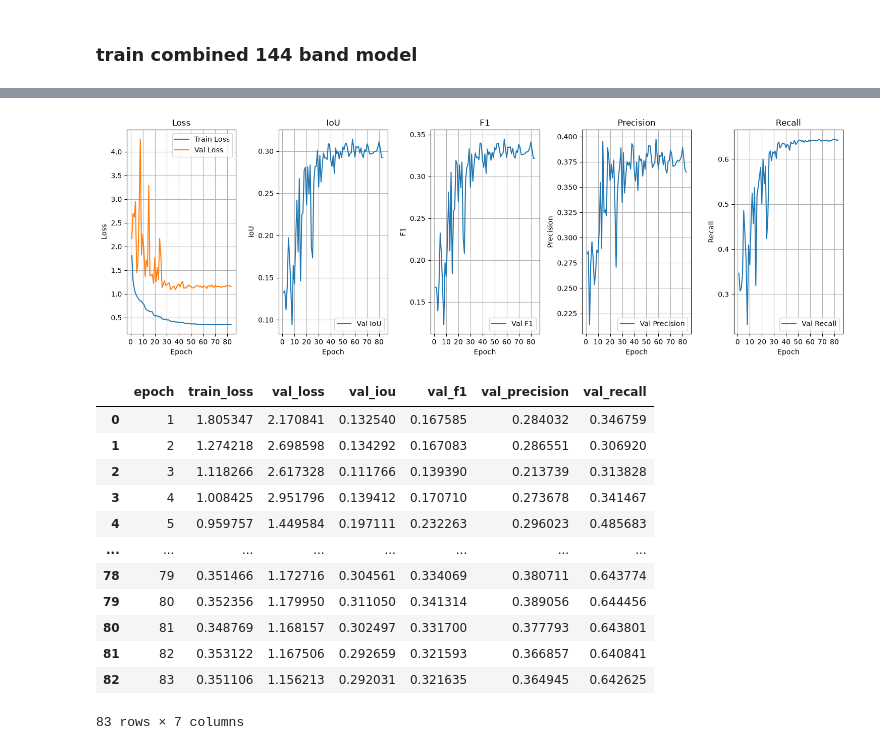
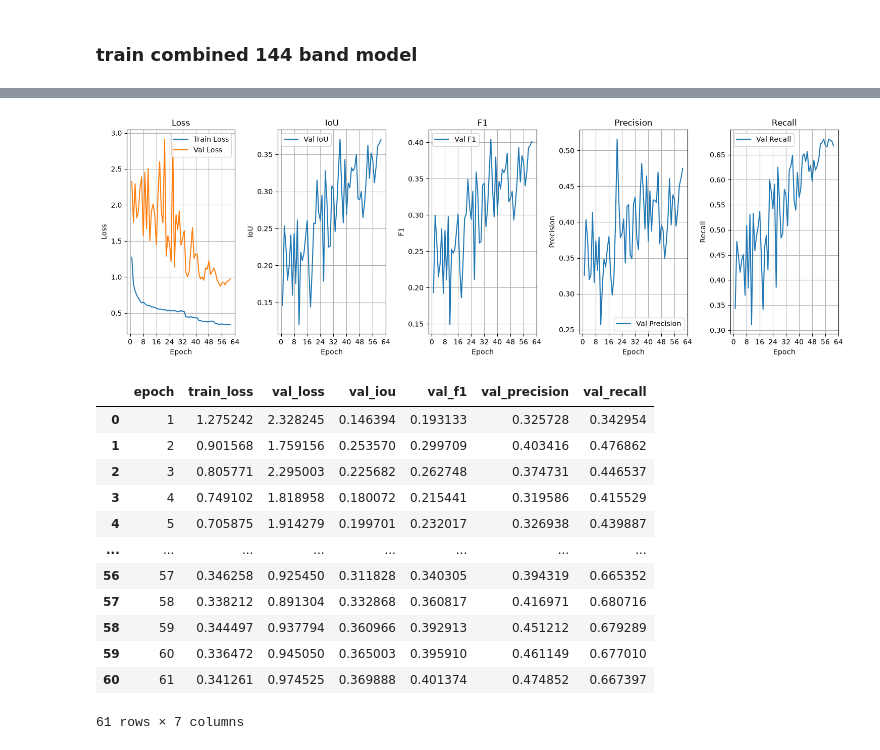
Before and after one commit to staehelinhenrimax-droid/European-Spectral-Crop-Identification, a Jupyter notebook: notebooks/Functionalized_workflow.ipynb, the cells around one changed output, grey strips where cells are left out. Saved outputs shown, nothing was run; the diff lists cells and outputs as text; code cells hidden in the pictures.

```diff
--- a/notebooks/Functionalized_workflow.ipynb
+++ b/notebooks/Functionalized_workflow.ipynb
@@ -2617,28 +2608,28 @@ result = combined.train_combined_unet(
-# %%
-import geoai
-
-model_dir = project_dir / "models/unet_combined_144band"
-
-geoai.plot_performance_metrics(
-    history_path=str(model_dir / "training_history.pth"),
-    figsize=(15, 5),
-    verbose=True,
-)
-# %% [output]
-[figure, removed]
-|  | epoch | train_loss | val_loss | val_iou | val_f1 | val_precision | val_recall |
-| 0 | 1 | 1.805347 | 2.170841 | 0.132540 | 0.167585 | 0.284032 | 0.346759 |
-| 1 | 2 | 1.274218 | 2.698598 | 0.134292 | 0.167083 | 0.286551 | 0.306920 |
-| 2 | 3 | 1.118266 | 2.617328 | 0.111766 | 0.139390 | 0.213739 | 0.313828 |
-| 3 | 4 | 1.008425 | 2.951796 | 0.139412 | 0.170710 | 0.273678 | 0.341467 |
-| 4 | 5 | 0.959757 | 1.449584 | 0.197111 | 0.232263 | 0.296023 | 0.485683 |
-| ... | ... | ... | ... | ... | ... | ... | ... |
-| 78 | 79 | 0.351466 | 1.172716 | 0.304561 | 0.334069 | 0.380711 | 0.643774 |
-| 79 | 80 | 0.352356 | 1.179950 | 0.311050 | 0.341314 | 0.389056 | 0.644456 |
-| 80 | 81 | 0.348769 | 1.168157 | 0.302497 | 0.331700 | 0.377793 | 0.643801 |
-| 81 | 82 | 0.353122 | 1.167506 | 0.292659 | 0.321593 | 0.366857 | 0.640841 |
-| 82 | 83 | 0.351106 | 1.156213 | 0.292031 | 0.321635 | 0.364945 | 0.642625 |
-83 rows × 7 columns
+# %%
+import geoai
+
+model_dir = project_dir / "models/unet_combined_144band_expanded_29class"
+
+geoai.plot_performance_metrics(
+    history_path=str(model_dir / "training_history.pth"),
+    figsize=(15, 5),
+    verbose=True,
+)
+# %% [output]
+[figure, added]
+|  | epoch | train_loss | val_loss | val_iou | val_f1 | val_precision | val_recall |
+| 0 | 1 | 1.275242 | 2.328245 | 0.146394 | 0.193133 | 0.325728 | 0.342954 |
+| 1 | 2 | 0.901568 | 1.759156 | 0.253570 | 0.299709 | 0.403416 | 0.476862 |
+| 2 | 3 | 0.805771 | 2.295003 | 0.225682 | 0.262748 | 0.374731 | 0.446537 |
+| 3 | 4 | 0.749102 | 1.818958 | 0.180072 | 0.215441 | 0.319586 | 0.415529 |
+| 4 | 5 | 0.705875 | 1.914279 | 0.199701 | 0.232017 | 0.326938 | 0.439887 |
+| ... | ... | ... | ... | ... | ... | ... | ... |
+| 56 | 57 | 0.346258 | 0.925450 | 0.311828 | 0.340305 | 0.394319 | 0.665352 |
+| 57 | 58 | 0.338212 | 0.891304 | 0.332868 | 0.360817 | 0.416971 | 0.680716 |
+| 58 | 59 | 0.344497 | 0.937794 | 0.360966 | 0.392913 | 0.451212 | 0.679289 |
+| 59 | 60 | 0.336472 | 0.945050 | 0.365003 | 0.395910 | 0.461149 | 0.677010 |
+| 60 | 61 | 0.341261 | 0.974525 | 0.369888 | 0.401374 | 0.474852 | 0.667397 |
+61 rows × 7 columns
 # %%
 from pathlib import Path
 import geoai
```
Also changed, not shown: parts of 10 cells of this notebook.
